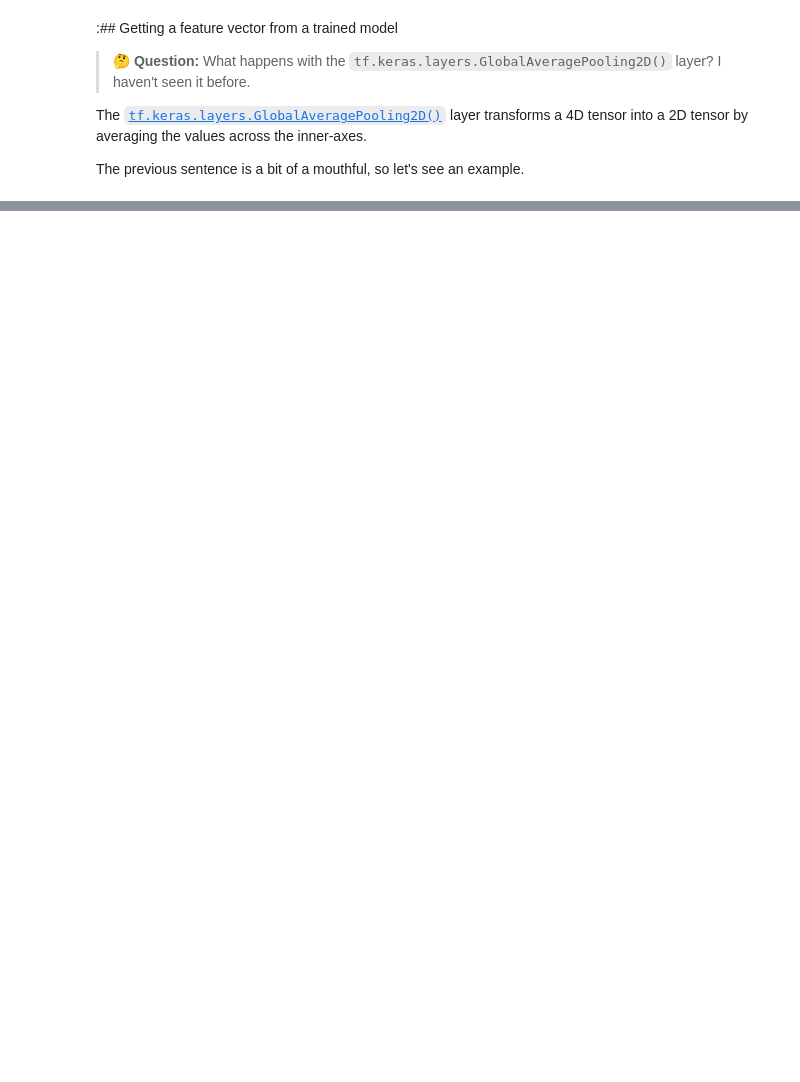
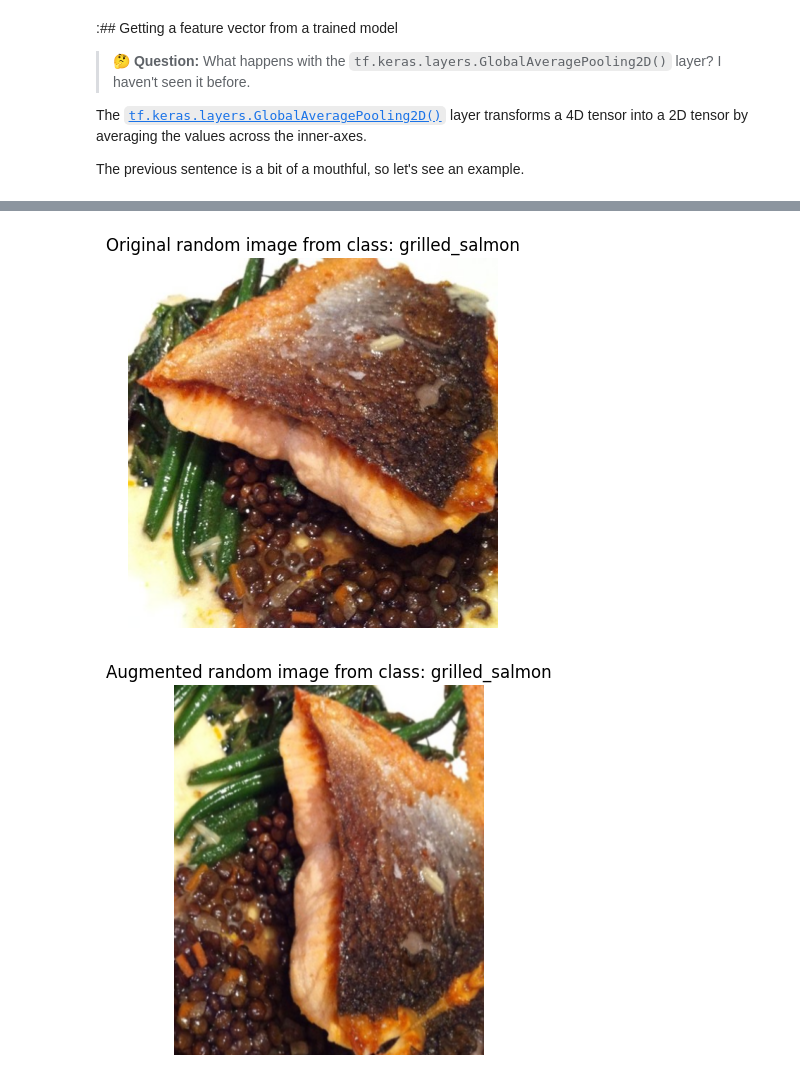
Before and after one commit to Akshhxt/TensorFlow, a Jupyter notebook: Transfer_Learning_in_TensorFlow(2)_Fine_Tuning_.ipynb, the cells around one changed output, grey strips where cells are left out. Drawn from its saved outputs; the diff is of its cells as text; code cells hidden in the pictures; blank space fills up the shorter version.

```diff
--- a/Transfer_Learning_in_TensorFlow(2)_Fine_Tuning_.ipynb
+++ b/Transfer_Learning_in_TensorFlow(2)_Fine_Tuning_.ipynb
@@ -424,0 +586,8 @@ The previous sentence is a bit of a mouthful, so let's see an example.
+# %%
+# Download and unzip data
+!wget https://storage.googleapis.com/ztm_tf_course/food_vision/10_food_classes_1_percent.zip
+unzip_data("10_food_classes_1_percent.zip")
+
+# Create training and test dirs
+train_dir_1_percent = "10_food_classes_1_percent/train/"
+test_dir = "10_food_classes_1_percent/test/"
@@ -424,0 +634,10 @@ The previous sentence is a bit of a mouthful, so let's see an example.
+# %%
+import tensorflow as tf
+IMG_SIZE = (224, 224)
+train_data_1_percent = tf.keras.preprocessing.image_dataset_from_directory(train_dir_1_percent,
+                                                                           label_mode="categorical",
+                                                                           batch_size=32, # default
+                                                                           image_size=IMG_SIZE)
+test_data = tf.keras.preprocessing.image_dataset_from_directory(test_dir,
+                                                                label_mode="categorical",
+                                                                image_size=IMG_SIZE)
@@ -424,0 +716,24 @@ The previous sentence is a bit of a mouthful, so let's see an example.
+# %%
+# View a random image
+import matplotlib.pyplot as plt
+import matplotlib.image as mpimg
+import os
+import random
+target_class = random.choice(train_data_1_percent.class_names) # choose a random class
+target_dir = "10_food_classes_1_percent/train/" + target_class # create the target directory
+random_image = random.choice(os.listdir(target_dir)) # choose a random image from target directory
+random_image_path = target_dir + "/" + random_image # create the choosen random image path
+img = mpimg.imread(random_image_path) # read in the chosen target image
+plt.imshow(img) # plot the target image
+plt.title(f"Original random image from class: {target_class}")
+plt.axis(False); # turn off the axes
+
+# Augment the image
+augmented_img = data_augmentation(tf.expand_dims(img, axis=0)) # data augmentation model requires shape (None, height, width, 3)
+plt.figure()
+plt.imshow(tf.squeeze(augmented_img)/255.) # requires normalization after augmentation
+plt.title(f"Augmented random image from class: {target_class}")
+plt.axis(False);
+# %% [output]
+[figure, added]
+[figure, added]
```
Also changed, not shown: parts of 140 cells of this notebook.
